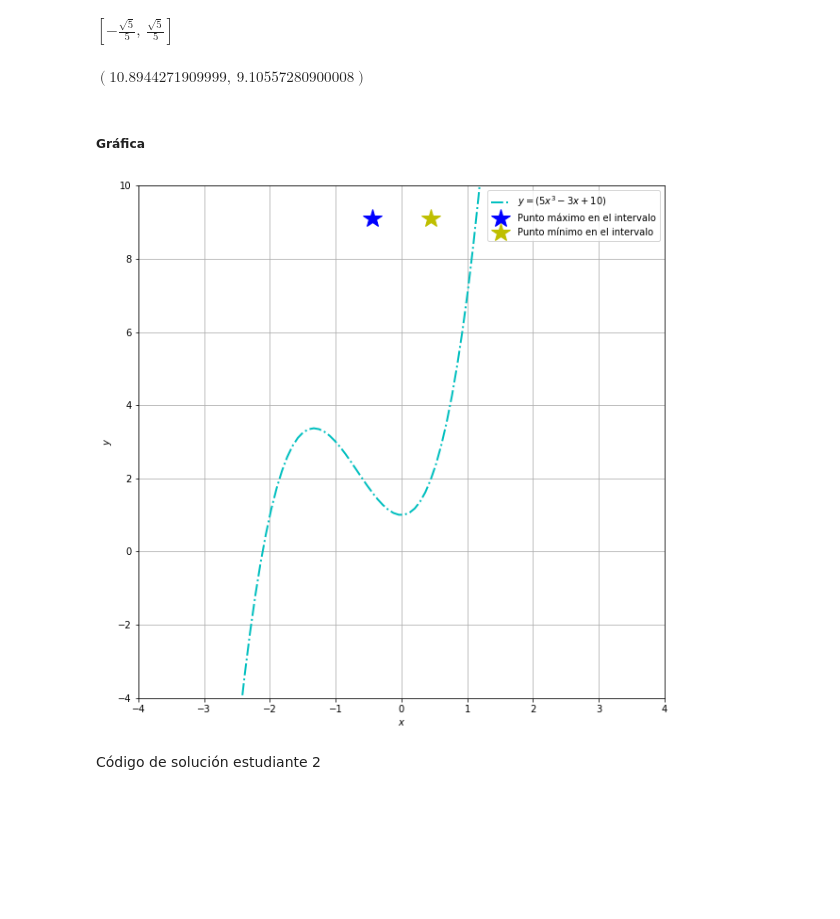
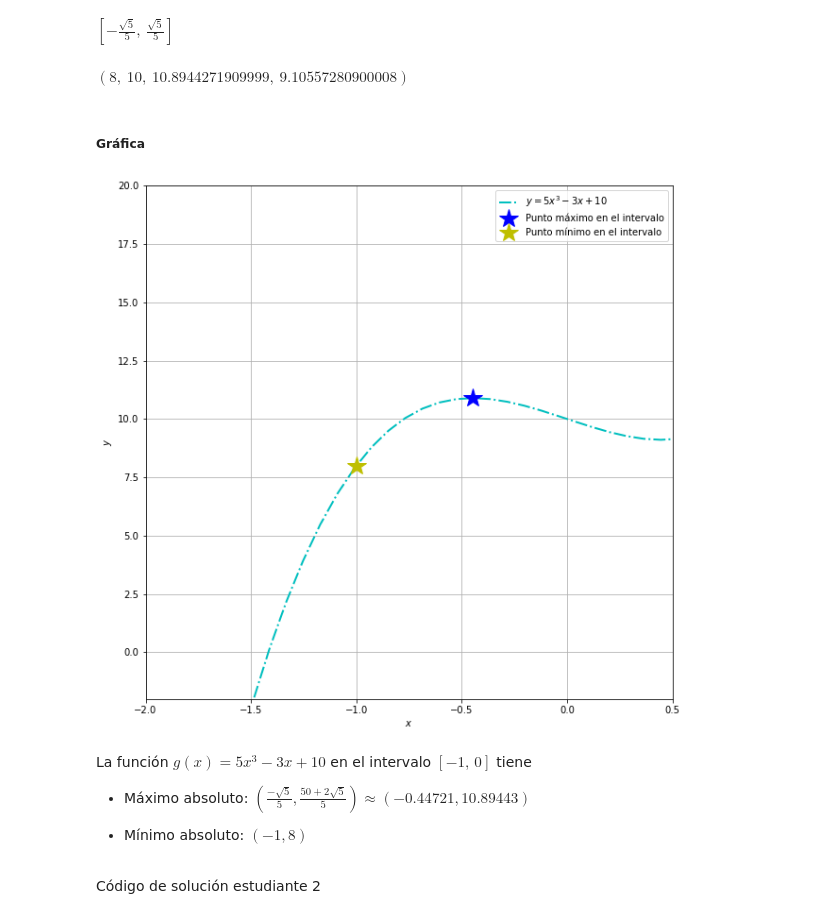
Before and after one commit to CarolinaCasillas/T2MariaMartinez_CarolinaCasillas, a Jupyter notebook: T2MariaMartinez_CarolinaCasillas.ipynb, the cells around one changed output. Cells and saved outputs as stored; diff of their text form; code cells hidden in the pictures; blank space fills up the shorter version.

```diff
--- a/T2MariaMartinez_CarolinaCasillas.ipynb
+++ b/T2MariaMartinez_CarolinaCasillas.ipynb
@@ -124,43 +130,49 @@ xa
 $\displaystyle \left[ - \frac{\sqrt{5}}{5}, \  \frac{\sqrt{5}}{5}\right]$
 # %%
 # evaluar la función en los valores arrojados para obtener las coordenadas del máximo y mínimo absoluto
-g(-(5**(1/2))/5), g((5**(1/2))/5)
+g(-1),g(0),g(-(5**(1/2))/5), g((5**(1/2))/5)
 # %% [output]
-$\displaystyle \left( 10.8944271909999, \  9.10557280900008\right)$
+$\displaystyle \left( 8, \  10, \  10.8944271909999, \  9.10557280900008\right)$
 # %% [markdown]
 ##### Gráfica
 # %%
-# definir coordenadas x
+# definir coordenadas
 xnum = np.linspace (-4,4,100)
-ynum = fnum(xnum)
+ynum = g(xnum)
 # %%
 # graficar
-# crear y dar medida de nueva ventana de gráficos
+# crear y dar la medida de la nueva ventana de gráficos
 plt.figure(figsize = (10,10))
 
 # agregar gráficas
-plt.plot(xnum, ynum, "-.c", lw = 2, label = "$y = (5x^3-3x+10)$")
-plt.plot ([-(5**(1/2))/5], [g((5**(1/2))/5)], "*b", ms = 20, label = "Punto máximo en el intervalo")
-plt.plot ([(5**(1/2))/5], [g((5**(1/2))/5)], "*y", ms = 20, label = "Punto mínimo en el intervalo")
+plt.plot(xnum, ynum, "-.c", lw = 2, label = "$y = 5x^3-3x+10$")
+plt.plot ([-(5**(1/2))/5], [g(-(5**(1/2))/5)], "*b", ms = 20, label = "Punto máximo en el intervalo")
+plt.plot ([-1], [8], "*y", ms = 20, label = "Punto mínimo en el intervalo")
 
-# definir los límites de los ejes
-plt.xlim(-4,4)
-plt.ylim(-4,10)
+# definir los límites de los ejes de la gráfica
+plt.xlim(-2,0.5)
+plt.ylim(-2,20)
 
 # nombrar los ejes de la gráfica
 plt.xlabel("$x$")
 plt.ylabel("$y$")
 
 # agregar la cuadrícula de fondo a la gráfica
 plt.grid()
 
 # colocar a la gráfica en una posición óptima
 plt.legend(loc = "best")
 
 # imprimir la gráfica
 plt.show()
 # %% [output]
-[figure, old version]
+[figure, new version]
+# %% [markdown]
+La función $g(x) = 5x^3-3x+10$ en el intervalo $[-1, \,0]$ tiene
+
+- Máximo absoluto: $(\frac{-\sqrt{5}}{5},\frac{50+2\sqrt{5}}{5}) $$ \approx (-0.44721,10.89443)$
+
+- Mínimo absoluto: $(-1,8)$
 # %% [markdown]
 Código de solución estudiante 2
 # %% [markdown]
```
Also changed, not shown: parts of 10 cells of this notebook.
